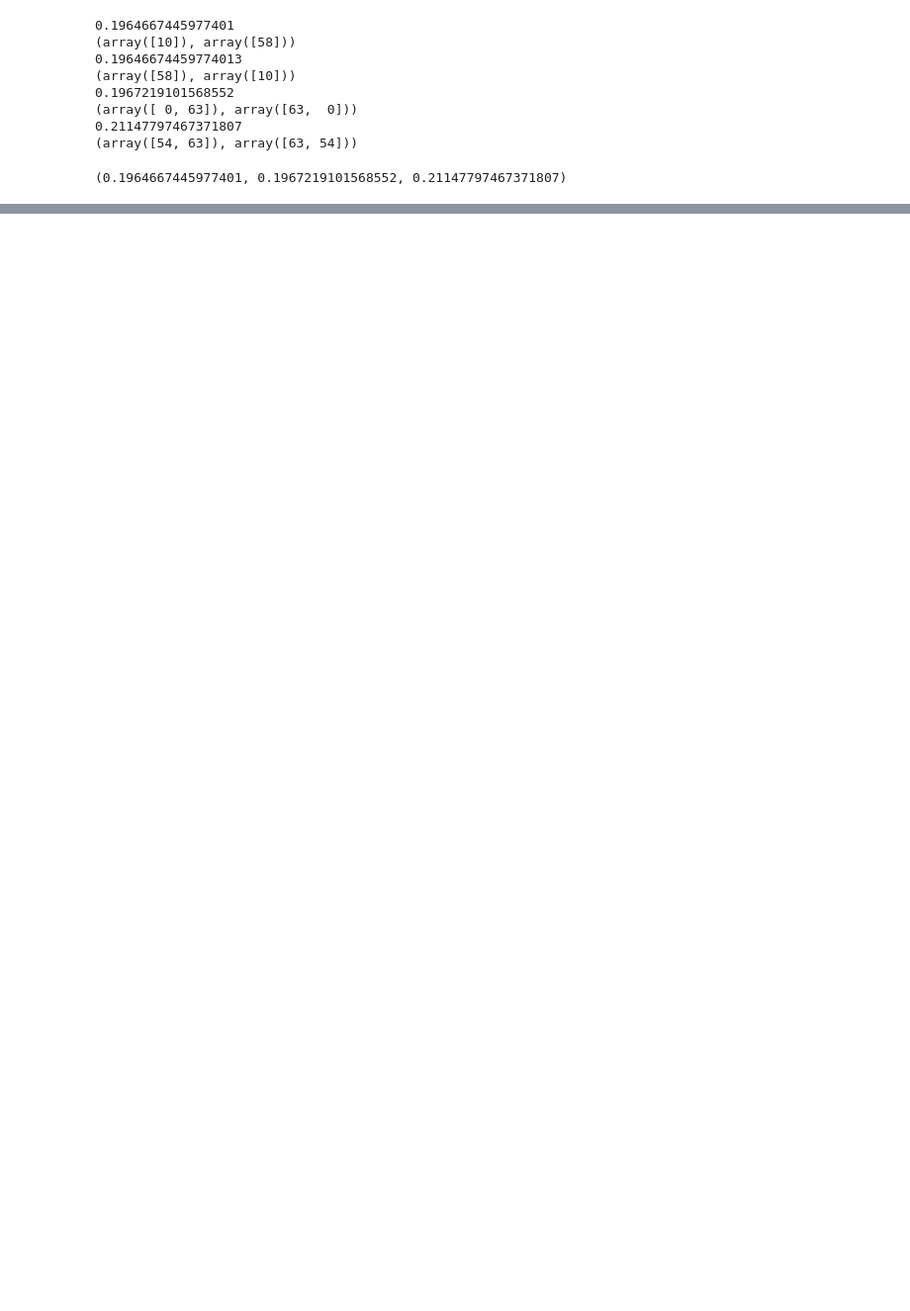
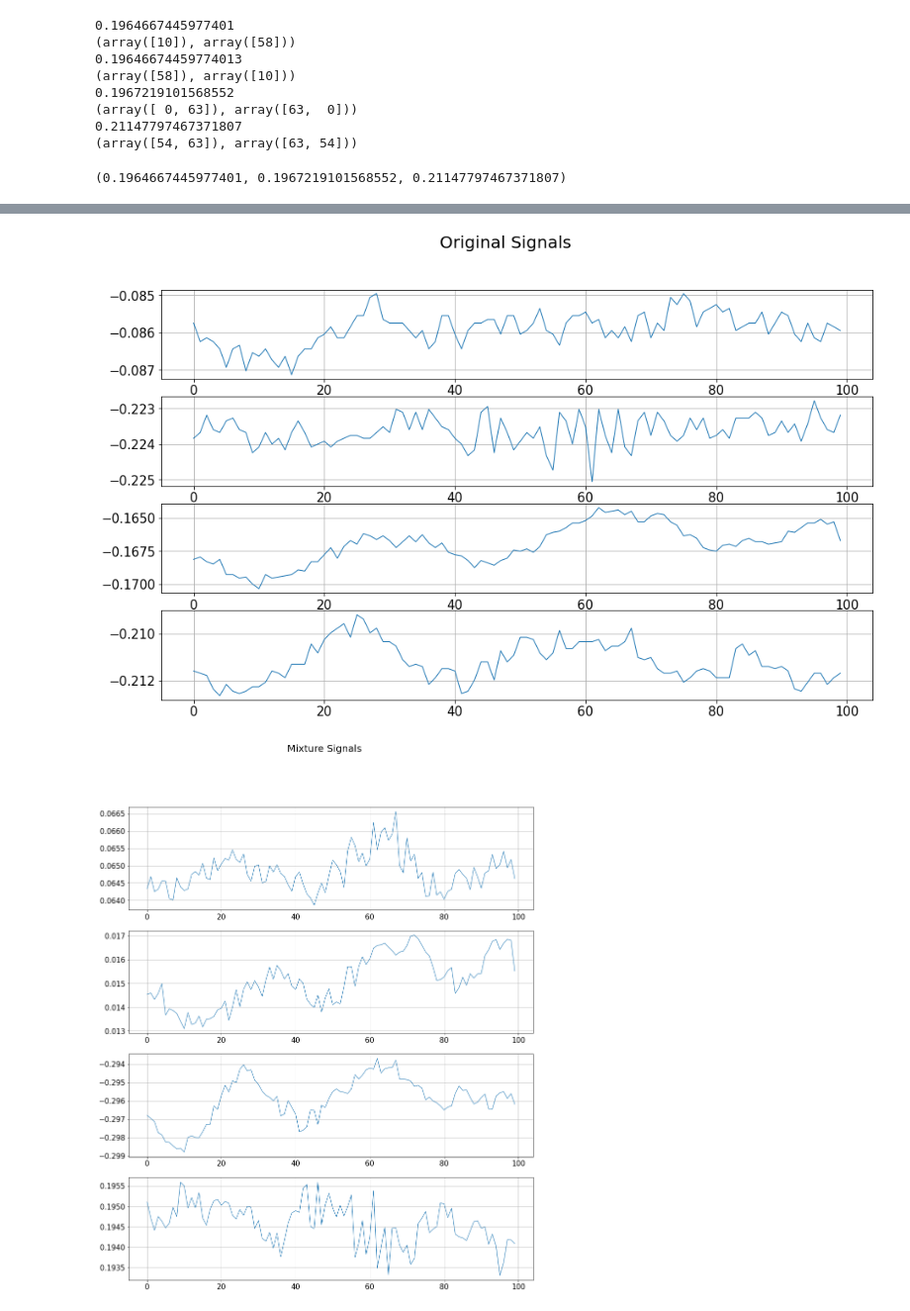
Before and after one commit to BariscanBozkurt/Biologically-Plausible-DetMaxNNs-for-Blind-Source-Separation, a Jupyter notebook: NumericalExperiments/SoundSeparation/Untitled.ipynb, the cells around one changed output, grey strips where cells are left out. Shown at 99% size. Drawn from its saved outputs; the diff is of its cells as text; code cells hidden in the pictures; blank space fills up the shorter version.

```diff
--- a/NumericalExperiments/SoundSeparation/Untitled.ipynb
+++ b/NumericalExperiments/SoundSeparation/Untitled.ipynb
@@ -126,0 +152,6 @@ Input SNR is : 29.993154276076787
+# %%
+subplot_1D_signals(S.T[0:100], title = 'Original Signals', figsize = (15.2,9), colorcode = None)
+subplot_1D_signals(X.T[0:100], title = 'Mixture Signals', figsize = (15,18), colorcode = None)
+# %% [output]
+[figure, added]
+[figure, added]
```
Also changed, not shown: parts of 18 cells of this notebook, 2 other files.
